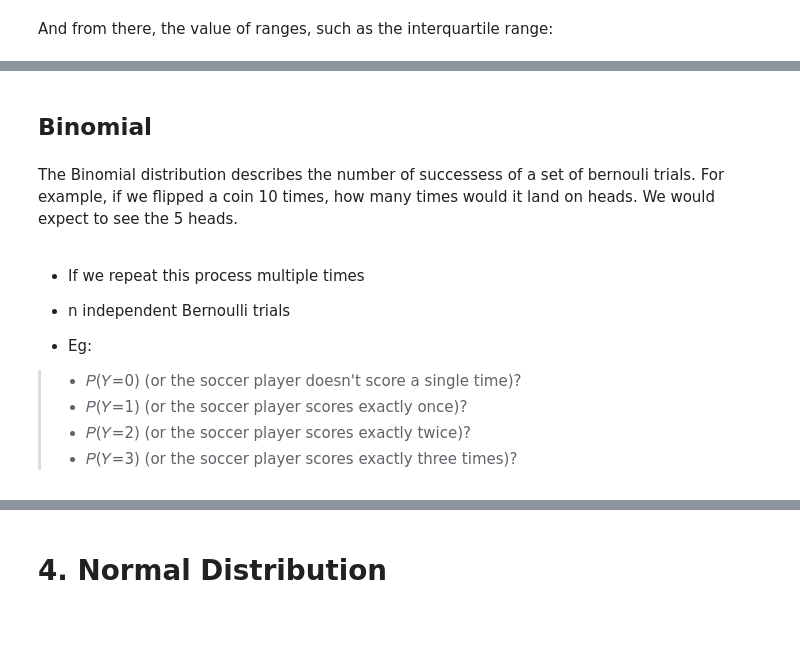
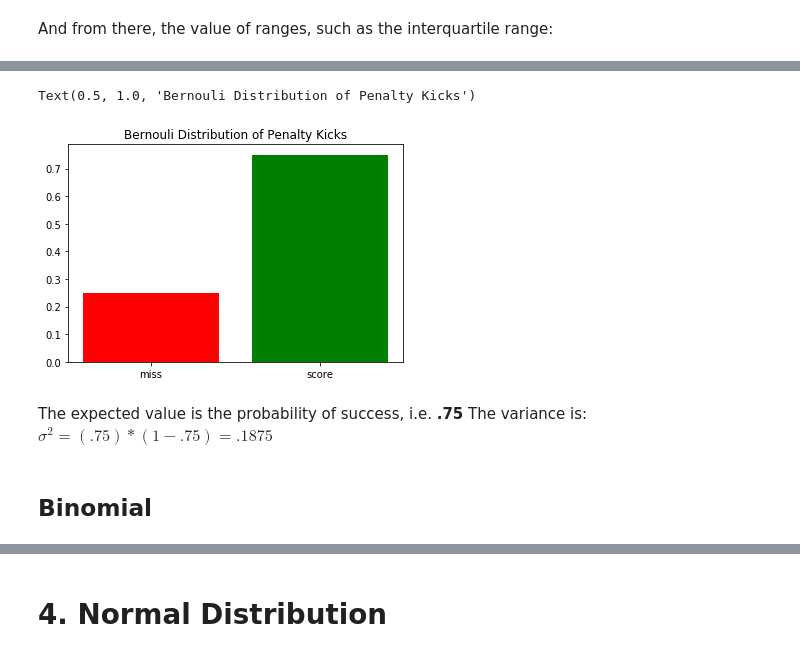
Before and after one commit to lecritch/distributions_seattle-chicago-ds, a Jupyter notebook: index.ipynb, the cells around one changed output, grey strips where cells are left out. Drawn from its saved outputs; the diff is of its cells as text; code cells hidden in the pictures; blank space fills up the shorter version.

```diff
--- a/index.ipynb
+++ b/index.ipynb
@@ -520,13 +517,18 @@ plt.hist(binom_means, bins=100);
+# %%
+# probability of scoring
+p = .75
+# probability of missing
+q = 1 -.75
+
+fig, ax = plt.subplots()
+ax.bar(['miss', 'score'],[q,p], color=['red','green'])
+ax.set_title('Bernouli Distribution of Penalty Kicks')
+# %% [output]
+Text(0.5, 1.0, 'Bernouli Distribution of Penalty Kicks')
+[figure, added]
+# %% [markdown]
+The expected value is the probability of success, i.e. **.75**
+The variance is:
+$\sigma^2 = (.75)*(1-.75) = .1875 $
 # %% [markdown]
 ## Binomial
-# %% [markdown]
-The Binomial distribution describes the number of successess of a set of bernouli trials. For example, if we flipped a coin 10 times, how many times would it land on heads.  We would expect to see the 5 heads.
-# %% [markdown]
-- If we repeat this process multiple times
-- n independent Bernoulli trials
-
-- Eg:
-> - 𝑃(𝑌=0) (or the soccer player doesn't score a single time)?
-> - 𝑃(𝑌=1) (or the soccer player scores exactly once)?
-> - 𝑃(𝑌=2) (or the soccer player scores exactly twice)?
-> - 𝑃(𝑌=3) (or the soccer player scores exactly three times)?
```
Also changed, not shown: parts of 53 cells of this notebook, 18 other files.
